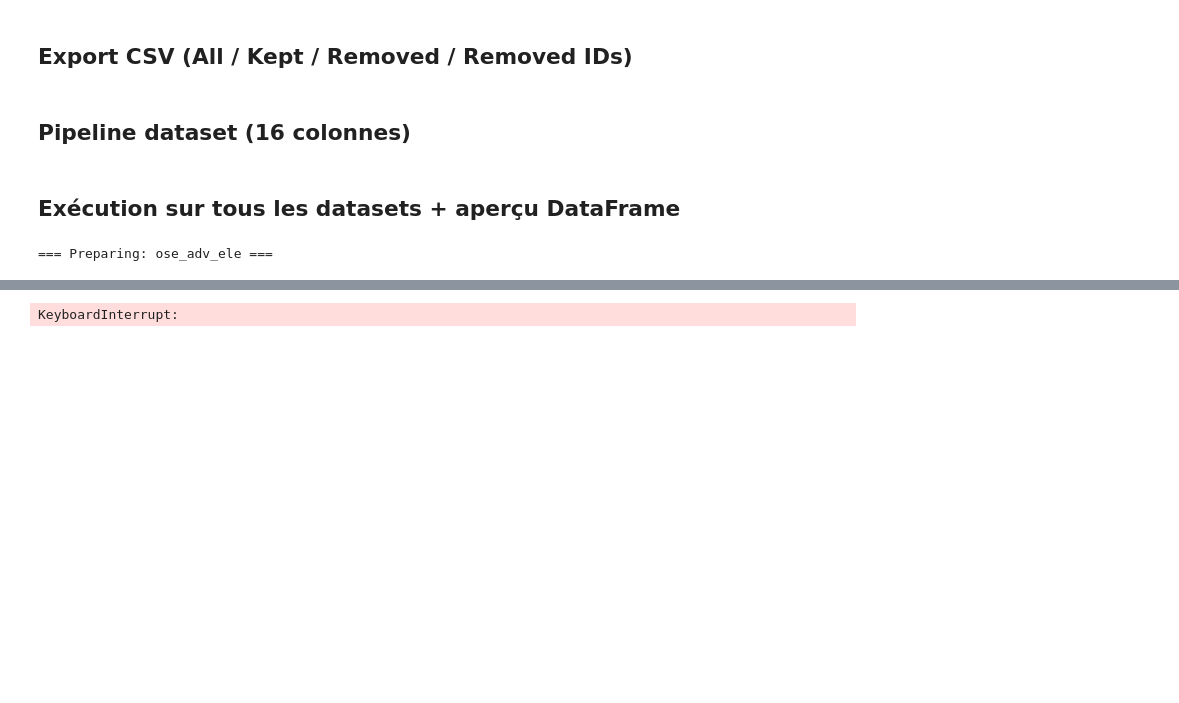
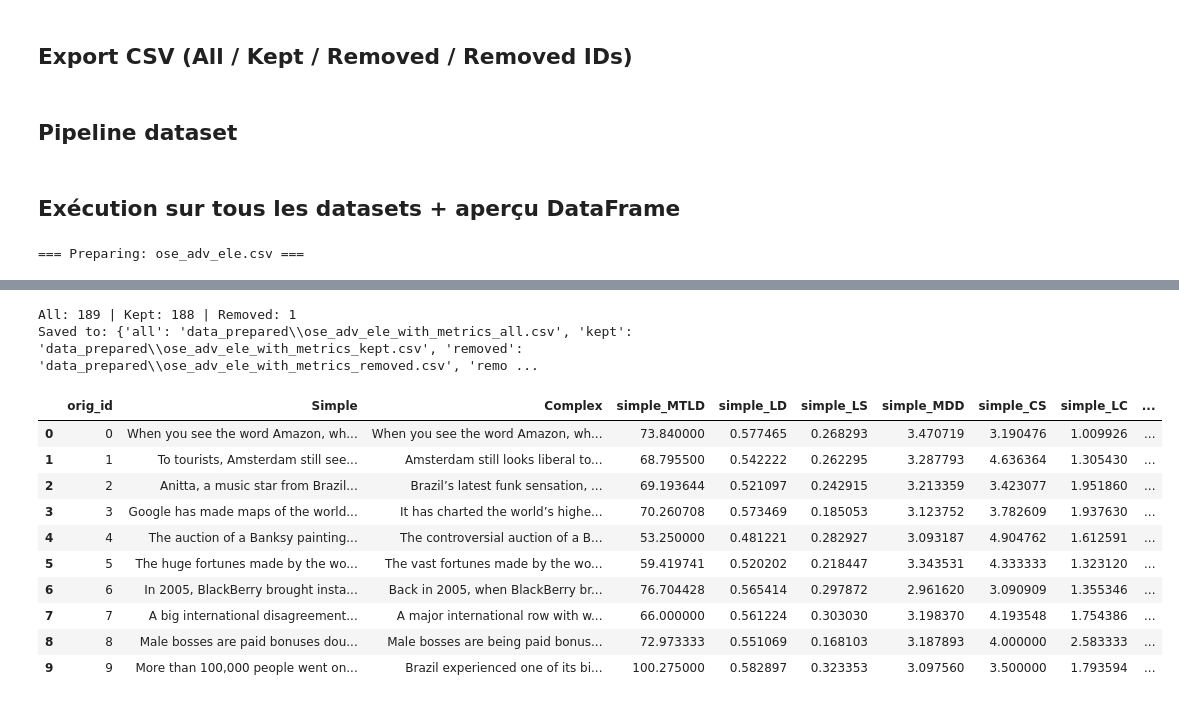
Before and after one commit to ColinLug/ISH_projet_agno_agent_intelligent, a Jupyter notebook: data_cleaned/test_preparation_data.ipynb, the cells around one changed output, grey strips where cells are left out. Cells and saved outputs as stored; diff of their text form; code cells hidden in the pictures; blank space fills up the shorter version.

Commit message:
Modification_test_preparation_data

```diff
--- a/data_cleaned/test_preparation_data.ipynb
+++ b/data_cleaned/test_preparation_data.ipynb
@@ -970,7 +970,7 @@ def export_csv_bundle(dataset_name: str, df_all: pd.DataFrame, df_kept: pd.DataF
         "removed_ids": str(removed_ids_path),
     }
 # %% [markdown]
-## Pipeline dataset (16 colonnes)
+## Pipeline dataset
 # %%
 def prepare_dataset_offline(dataset_name: str) -> Dict[str, Any]:
     """
@@ -1040,18 +1040,36 @@ def prepare_dataset_offline(dataset_name: str) -> Dict[str, Any]:
 # %% [markdown]
 ## Exécution sur tous les datasets + aperçu DataFrame
 # %%
+
 results = {}
 
-for name in datasets.keys():
-    print(f"\n=== Preparing: {name} ===")
-    info = prepare_dataset_offline(name)
-    results[name] = info
+DATA_DIR = Path("data_sampled")
+
+# Liste des CSV à traiter
+CSV_FILES_TO_RUN = [
+    "ose_adv_ele.csv",
+    # "ose_adv_int.csv",
+    # "swipe.csv",
+    # 'vikidia.csv'
+]
+
+for csv_name in CSV_FILES_TO_RUN:
+    csv_path = DATA_DIR / csv_name
+    if not csv_path.exists():
+        raise FileNotFoundError(f"Fichier introuvable : {csv_path.resolve()}")
+
+    dataset_name = csv_path.stem
+    print(f"\n=== Preparing: {csv_path.name} ===")
+
+    info = prepare_dataset_offline(dataset_name)
+    results[dataset_name] = info
+
     print(f"All: {info['rows_all']} | Kept: {info['rows_kept']} | Removed: {info['rows_removed']}")
     print("Saved to:", info["paths"])
 
-# Aperçu du dataset préparé (kept)
+# Aperçu
 example_name = next(iter(results.keys()))
 df_prepared = results[example_name]["df_kept"]
 df_prepared.head(10)
 # %% [output]
-=== Preparing: ose_adv_ele ===
+=== Preparing: ose_adv_ele.csv ===
@@ -1075 +1093,13 @@ df_prepared.head(10)
-KeyboardInterrupt:
+All: 189 | Kept: 188 | Removed: 1
+Saved to: {'all': 'data_prepared\\ose_adv_ele_with_metrics_all.csv', 'kept': 'data_prepared\\ose_adv_ele_with_metrics_kept.csv', 'removed': 'data_prepared\\ose_adv_ele_with_metrics_removed.csv', 'remo ...
+|  | orig_id | Simple | Complex | simple_MTLD | simple_LD | simple_LS | simple_MDD | simple_CS | simple_LC | ... |
+| 0 | 0 | ﻿When you see the word Amazon, wh... | ﻿When you see the word Amazon, wh... | 73.840000 | 0.577465 | 0.268293 | 3.470719 | 3.190476 | 1.009926 | ... |
+| 1 | 1 | ﻿To tourists, Amsterdam still see... | ﻿Amsterdam still looks liberal to... | 68.795500 | 0.542222 | 0.262295 | 3.287793 | 4.636364 | 1.305430 | ... |
+| 2 | 2 | ﻿Anitta, a music star from Brazil... | ﻿Brazil’s latest funk sensation, ... | 69.193644 | 0.521097 | 0.242915 | 3.213359 | 3.423077 | 1.951860 | ... |
+| 3 | 3 | Google has made maps of the world... | ﻿It has charted the world’s highe... | 70.260708 | 0.573469 | 0.185053 | 3.123752 | 3.782609 | 1.937630 | ... |
+| 4 | 4 | ﻿The auction of a Banksy painting... | ﻿The controversial auction of a B... | 53.250000 | 0.481221 | 0.282927 | 3.093187 | 4.904762 | 1.612591 | ... |
+| 5 | 5 | ﻿The huge fortunes made by the wo... | ﻿The vast fortunes made by the wo... | 59.419741 | 0.520202 | 0.218447 | 3.343531 | 4.333333 | 1.323120 | ... |
+| 6 | 6 | In 2005, BlackBerry brought insta... | ﻿Back in 2005, when BlackBerry br... | 76.704428 | 0.565414 | 0.297872 | 2.961620 | 3.090909 | 1.355346 | ... |
+| 7 | 7 | ﻿A big international disagreement... | ﻿A major international row with w... | 66.000000 | 0.561224 | 0.303030 | 3.198370 | 4.193548 | 1.754386 | ... |
+| 8 | 8 | ﻿Male bosses are paid bonuses dou... | ﻿Male bosses are being paid bonus... | 72.973333 | 0.551069 | 0.168103 | 3.187893 | 4.000000 | 2.583333 | ... |
+| 9 | 9 | ﻿More than 100,000 people went on... | ﻿Brazil experienced one of its bi... | 100.275000 | 0.582897 | 0.323353 | 3.097560 | 3.500000 | 1.793594 | ... |
```
Also changed, not shown: parts of 4 cells of this notebook, 4 other files.
